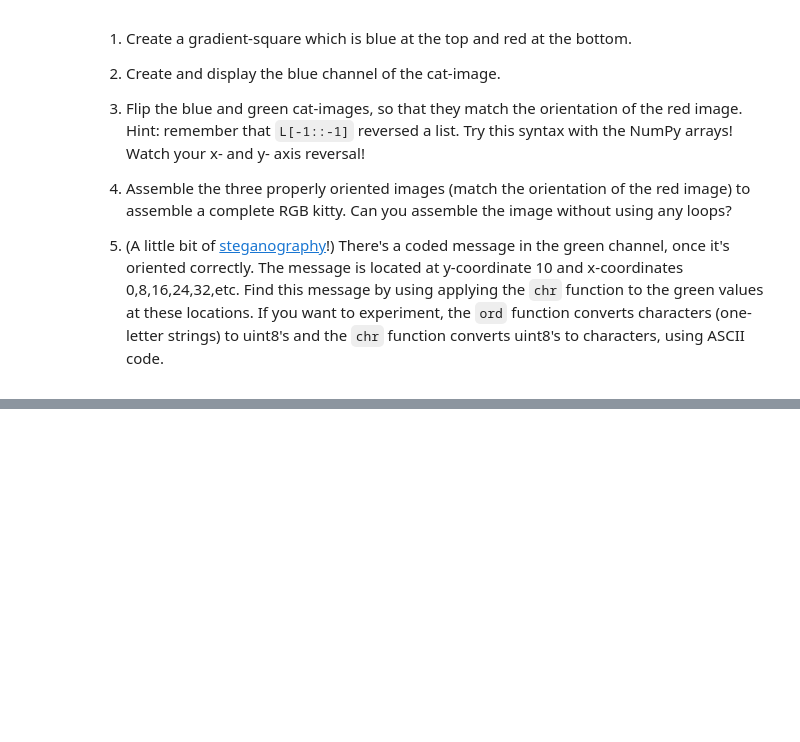
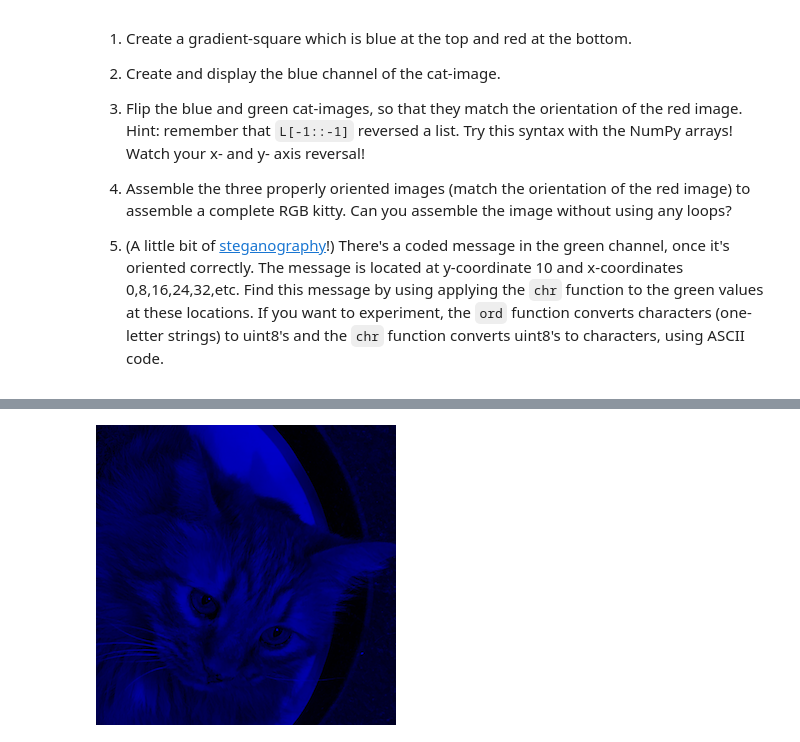
Before and after one commit to Gavin-Moss/Python-for-Math, a Jupyter notebook: P4M_Notebook_4.ipynb, the cells around one changed output, grey strips where cells are left out. Cells and saved outputs as stored; diff of their text form; code cells hidden in the pictures; blank space fills up the shorter version.

```diff
--- a/P4M_Notebook_4.ipynb
+++ b/P4M_Notebook_4.ipynb
@@ -825,0 +826,8 @@ display(img)
+# %%
+#2)
+catarray = np.asarray(cat)
+bluecatarray = catarray.copy()
+bluecatarray[:,:,[0,1]] = 0
+display(Image.fromarray(bluecatarray))
+# %% [output]
+[figure, added]
```
Also changed, not shown: parts of 1 cell of this notebook.
